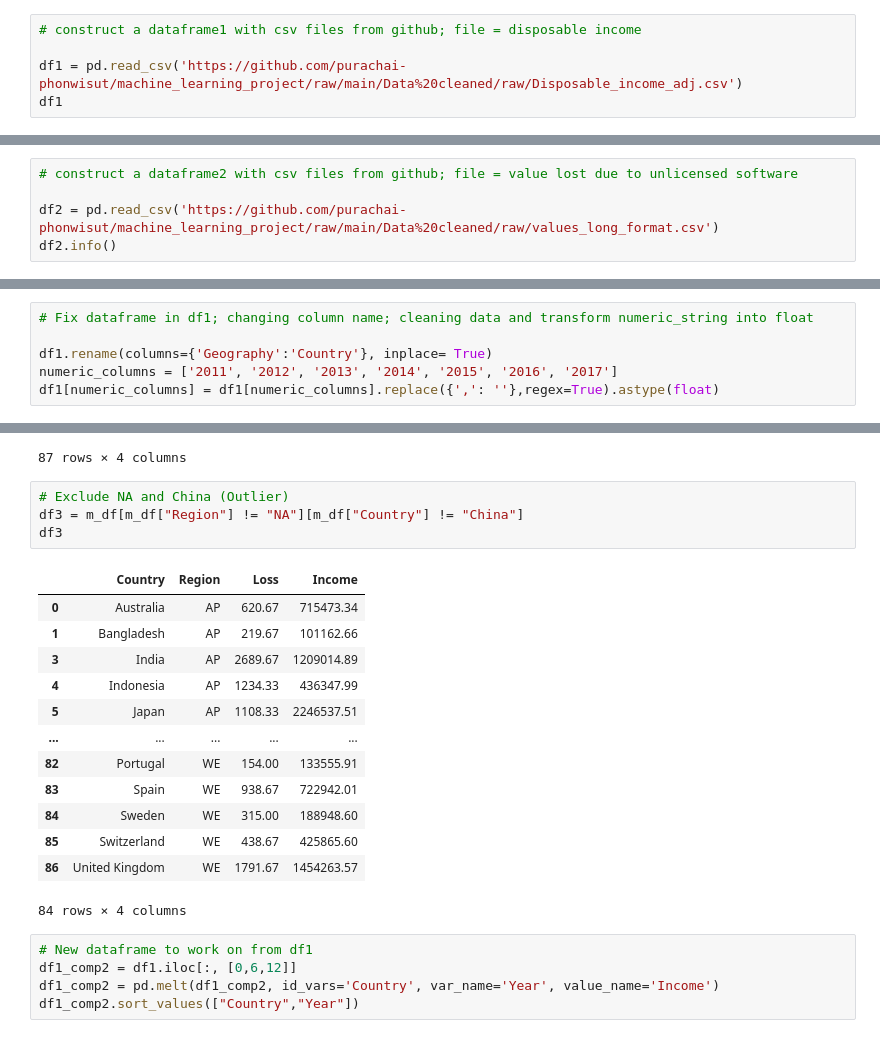
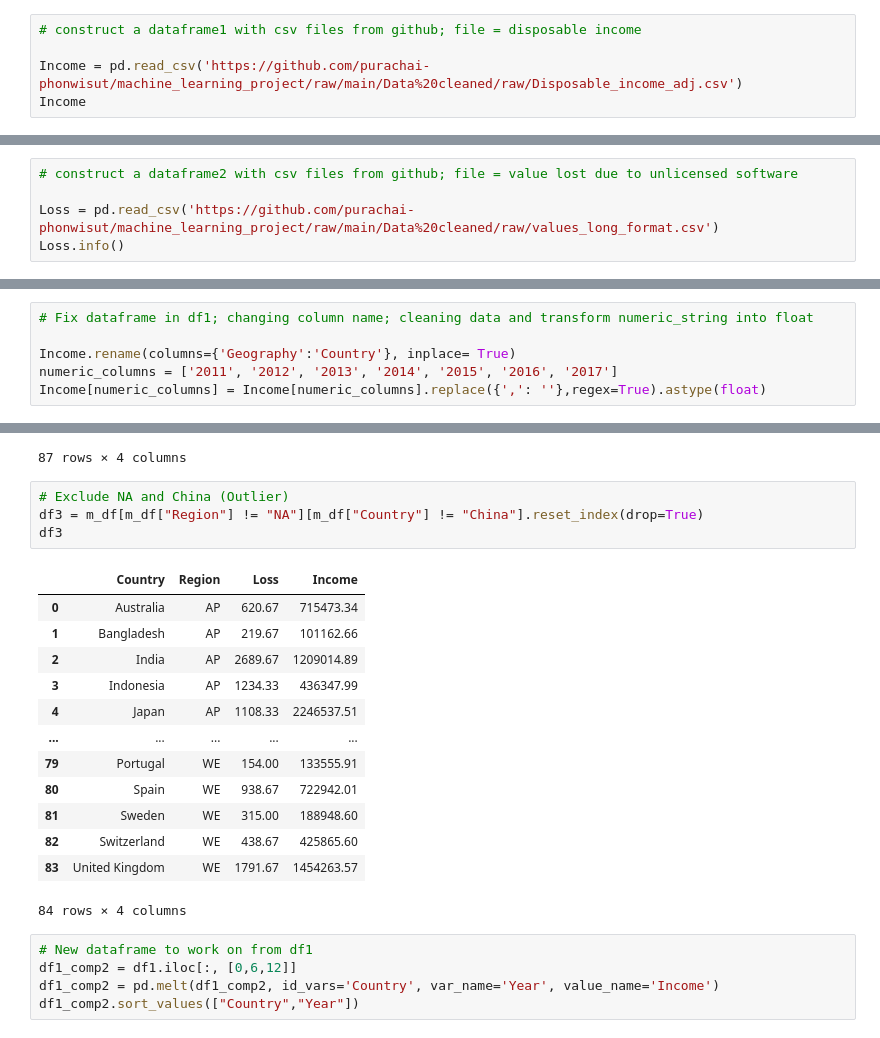
Before and after one commit to purachai-phonwisut/machine_learning_project, a Jupyter notebook: notebook.ipynb, the cells around one changed output, grey strips where cells are left out. Saved outputs shown, nothing was run; the diff lists cells and outputs as text.

```diff
--- a/notebook.ipynb
+++ b/notebook.ipynb
@@ -44,8 +44,8 @@ import numpy as np
 # %%
 # construct a dataframe1 with csv files from github; file = disposable income
 
-df1 = pd.read_csv('https://github.com/purachai-phonwisut/machine_learning_project/raw/main/Data%20cleaned/raw/Disposable_income_adj.csv')
-df1
+Income = pd.read_csv('https://github.com/purachai-phonwisut/machine_learning_project/raw/main/Data%20cleaned/raw/Disposable_income_adj.csv')
+Income
 # %% [output]
 |  | Geography | Category | Data Type | Unit | Currency Conversion | Current Constant | 2011 | 2012 | ... |
 | 0 | Azerbaijan | Disposable Income | Socio-economic indicators | USD million | Fixed 2023 ex rates | Current Prices | 12,100.4 | 13,387.7 | ... |
@@ -63,8 +63,8 @@ df1
 # %%
 # construct a dataframe2 with csv files from github; file = value lost due to unlicensed software
 
-df2 = pd.read_csv('https://github.com/purachai-phonwisut/machine_learning_project/raw/main/Data%20cleaned/raw/values_long_format.csv')
-df2.info()
+Loss = pd.read_csv('https://github.com/purachai-phonwisut/machine_learning_project/raw/main/Data%20cleaned/raw/values_long_format.csv')
+Loss.info()
 # %% [output]
 <class 'pandas.core.frame.DataFrame'>
 RangeIndex: 116 entries, 0 to 115
@@ -82,9 +82,9 @@ memory usage: 5.6+ KB
 # %%
 # Fix dataframe in df1; changing column name; cleaning data and transform numeric_string into float
 
-df1.rename(columns={'Geography':'Country'}, inplace= True)
+Income.rename(columns={'Geography':'Country'}, inplace= True)
 numeric_columns = ['2011', '2012', '2013', '2014', '2015', '2016', '2017']
-df1[numeric_columns] = df1[numeric_columns].replace({',': ''},regex=True).astype(float)
+Income[numeric_columns] = Income[numeric_columns].replace({',': ''},regex=True).astype(float)
 # %%
 # Fix dataframe in df2; changing specific country name to match with df1; replacing nan_values as 'NA';
 # cleaning data and transform numeric_string into float; changing column name
@@ -168,21 +161,21 @@ m_df
 87 rows × 4 columns
 # %%
 # Exclude NA and China (Outlier)
-df3 = m_df[m_df["Region"] != "NA"][m_df["Country"] != "China"]
+df3 = m_df[m_df["Region"] != "NA"][m_df["Country"] != "China"].reset_index(drop=True)
 df3
 # %% [output]
 |  | Country | Region | Loss | Income |
 | 0 | Australia | AP | 620.67 | 715473.34 |
 | 1 | Bangladesh | AP | 219.67 | 101162.66 |
-| 3 | India | AP | 2689.67 | 1209014.89 |
-| 4 | Indonesia | AP | 1234.33 | 436347.99 |
-| 5 | Japan | AP | 1108.33 | 2246537.51 |
+| 2 | India | AP | 2689.67 | 1209014.89 |
+| 3 | Indonesia | AP | 1234.33 | 436347.99 |
+| 4 | Japan | AP | 1108.33 | 2246537.51 |
 | ... | ... | ... | ... | ... |
-| 82 | Portugal | WE | 154.00 | 133555.91 |
-| 83 | Spain | WE | 938.67 | 722942.01 |
-| 84 | Sweden | WE | 315.00 | 188948.60 |
-| 85 | Switzerland | WE | 438.67 | 425865.60 |
-| 86 | United Kingdom | WE | 1791.67 | 1454263.57 |
+| 79 | Portugal | WE | 154.00 | 133555.91 |
+| 80 | Spain | WE | 938.67 | 722942.01 |
+| 81 | Sweden | WE | 315.00 | 188948.60 |
+| 82 | Switzerland | WE | 438.67 | 425865.60 |
+| 83 | United Kingdom | WE | 1791.67 | 1454263.57 |
 84 rows × 4 columns
 # %%
 # New dataframe to work on from df1
```
Also changed, not shown: parts of 2 cells of this notebook.
